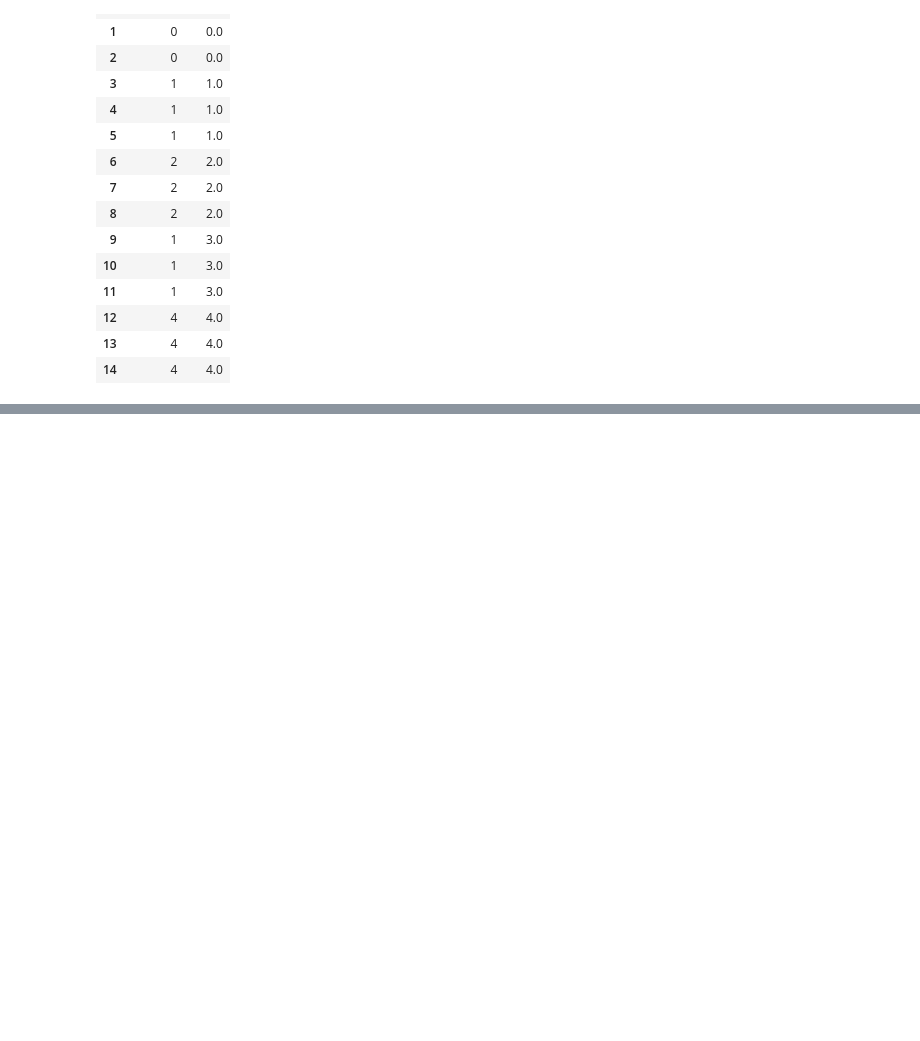
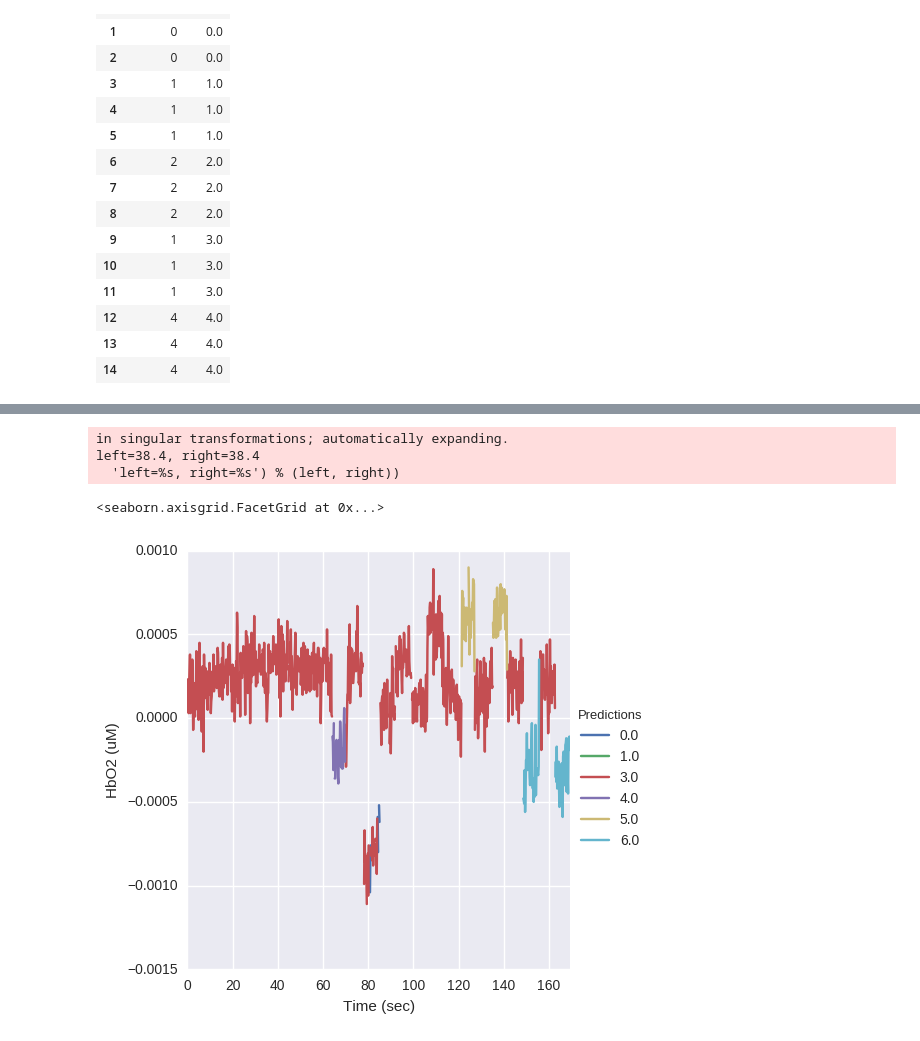
Before and after one commit to buck06191/ABROAD, a Jupyter notebook: Figure-Generation.ipynb, the cells around one changed output, grey strips where cells are left out. Saved outputs shown, nothing was run; the diff lists cells and outputs as text; code cells hidden in the pictures; blank space fills up the shorter version.

```diff
--- a/Figure-Generation.ipynb
+++ b/Figure-Generation.ipynb
@@ -172,0 +134,11 @@ for df in features:
+# %%
+plt.rcParams['figure.figsize'] = (10.0, 5.0)
+colors = sns.color_palette("Set1", 7)
+g = sns.FacetGrid(conc_df, hue='Predictions', size=5, xlim=(0,170), ylim = (-0.0015,0.001), legend_out=True)
+(g.map_dataframe(artefact_plot, 'Time (sec)', 'HbO2 (uM)', 'Block2')).add_legend()
+# %% [output]
+in singular transformations; automatically expanding.
+left=38.4, right=38.4
+  'left=%s, right=%s') % (left, right))
+<seaborn.axisgrid.FacetGrid at 0x...>
+[figure, added]
```
Also changed, not shown: parts of 7 cells of this notebook, 1 other file.
